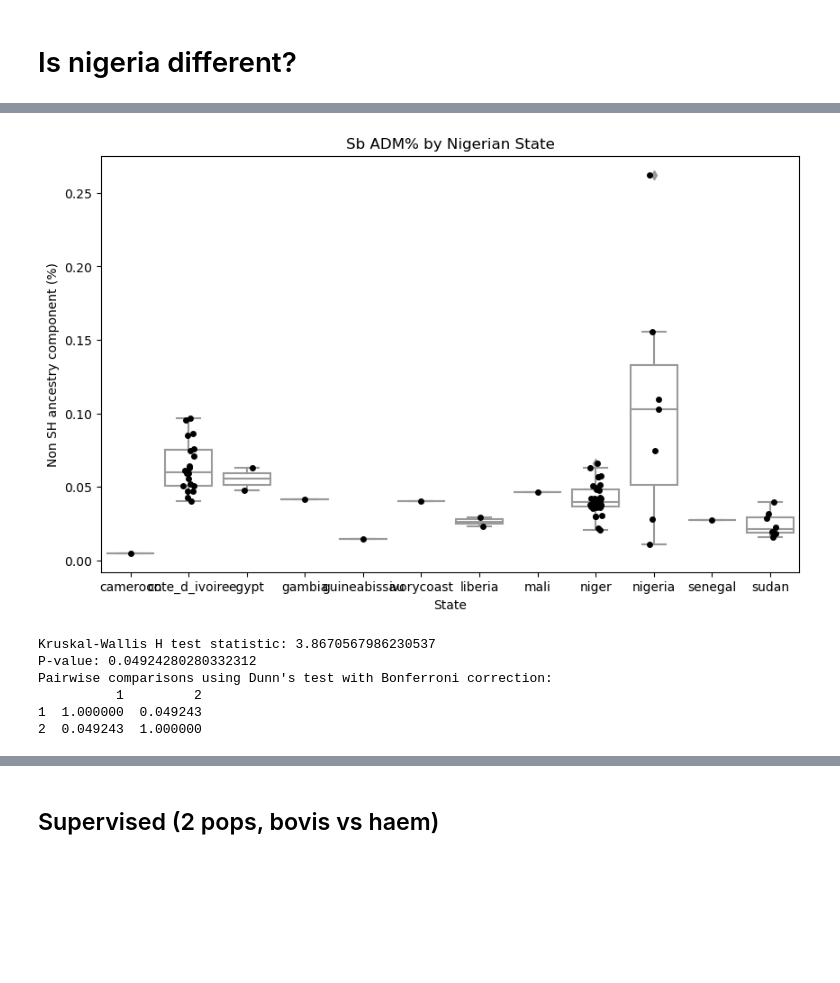
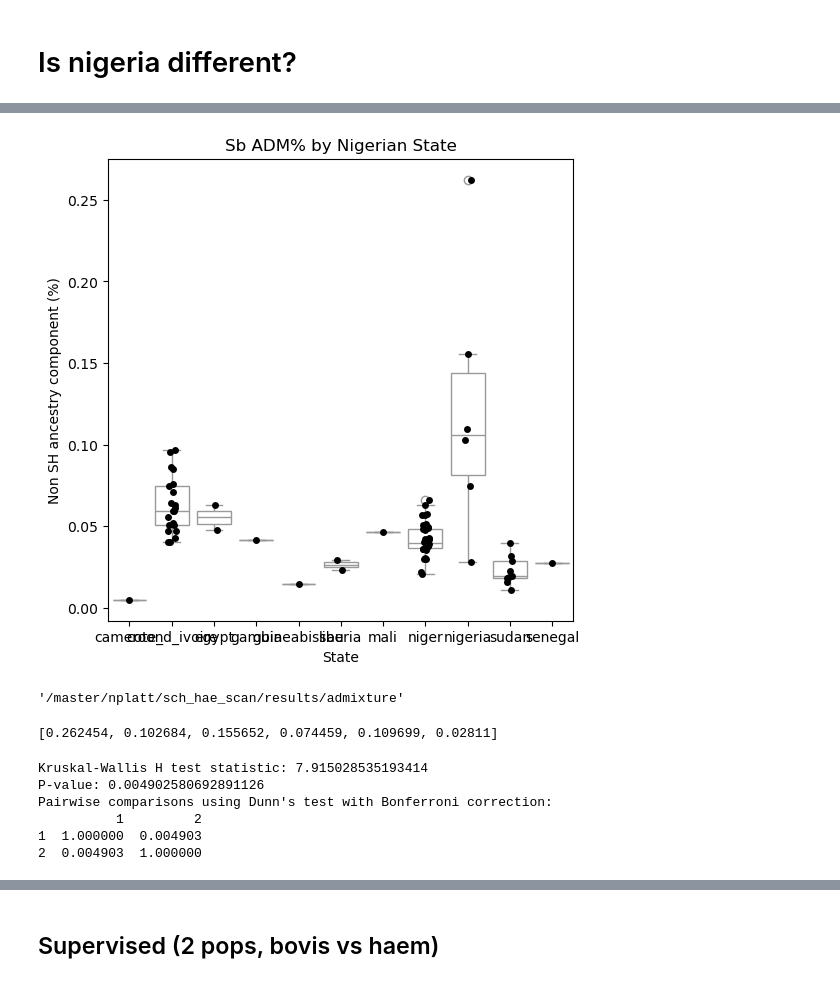
Before and after one commit to nealplatt/sch_hae_scan, a Jupyter notebook: code/11-population_structure.ipynb, the cells around one changed output, grey strips where cells are left out. Saved outputs shown, nothing was run; the diff lists cells and outputs as text; code cells hidden in the pictures; blank space fills up the shorter version.

```diff
--- a/code/11-population_structure.ipynb
+++ b/code/11-population_structure.ipynb
@@ -847,6 +826,6 @@ adm_df.loc[adm_df["kmeans_group"] == 0, "k2_sb"].max()
 # %%
 adm_df=pd.read_csv("k2_adm_df.csv", sep=",")
+adm_df.drop(["country"], axis=1, inplace=True)
 pca_df=pd.read_csv("{}/pca/pca_df.csv".format(results_dir), sep=",")
-adm_df=adm_df.merge(pca_df[["sample_name", "kmeans_label"]], how='left', on='sample_name')
+adm_df=adm_df.merge(pca_df[["sample_name", "kmeans_label", "country"]], how='left', on='sample_name')
 tmp_df = adm_df.loc[adm_df["kmeans_label"] == "sh_nw"].reset_index(drop=True)
-tmp_df
@@ -867,23 +845,31 @@ tmp_df
 # %%
 import seaborn as sns
 
-plt.figure(figsize=(10, 6))
+plt.figure(figsize=(6, 6))
 sns.boxplot(x='country', y='k2_sb', data=tmp_df, whis=1.5, color="white")
 sns.stripplot(x='country', y='k2_sb', data=tmp_df, color='black', jitter=True)
 plt.title('Sb ADM% by Nigerian State')
 plt.suptitle('')  # Suppress the automatic title to avoid double titles
 plt.xlabel('State')
 plt.ylabel('Non SH ancestry component (%)')
 
 plt.savefig("sb_boxplot_by_state.png", dpi=600, format="png", facecolor="white")
 plt.savefig("sb_sh_boxplot_by_state.svg", format="svg")
 
 plt.show()
 # %% [output]
-[figure, old version]
+[figure, new version]
+# %%
+pwd
+# %% [output]
+'/master/nplatt/sch_hae_scan/results/admixture'
 # %%
 nigeria = list(tmp_df.loc[tmp_df["country"] == "nigeria", "k2_sb"])
 non_nigeria_nw = list(tmp_df.loc[tmp_df["country"] != "nigeria", "k2_sb"])
+# %%
+nigeria
+# %% [output]
+[0.262454, 0.102684, 0.155652, 0.074459, 0.109699, 0.02811]
 # %%
 import scikit_posthocs as sp
 import scipy.stats as stats
@@ -902,9 +888,9 @@ if p_value < 0.05:
 else:
     print("The differences between the groups are not statistically significant, so pairwise tests are not necessary.")
 # %% [output]
-Kruskal-Wallis H test statistic: 3.8670567986230537
-P-value: 0.04924280280332312
+Kruskal-Wallis H test statistic: 7.915028535193414
+P-value: 0.004902580692891126
 Pairwise comparisons using Dunn's test with Bonferroni correction:
           1         2
-1  1.000000  0.049243
-2  0.049243  1.000000
+1  1.000000  0.004903
+2  0.004903  1.000000
```
Also changed, not shown: parts of 51 cells of this notebook, 7 other files.
